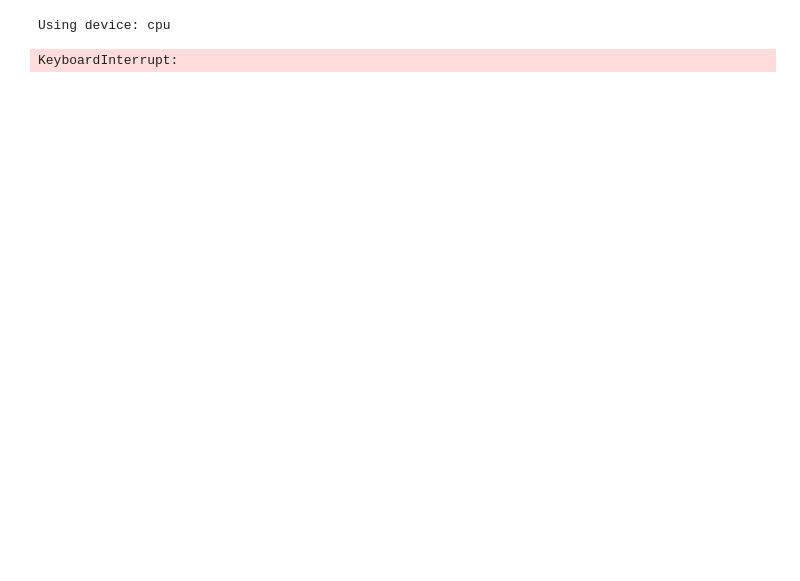
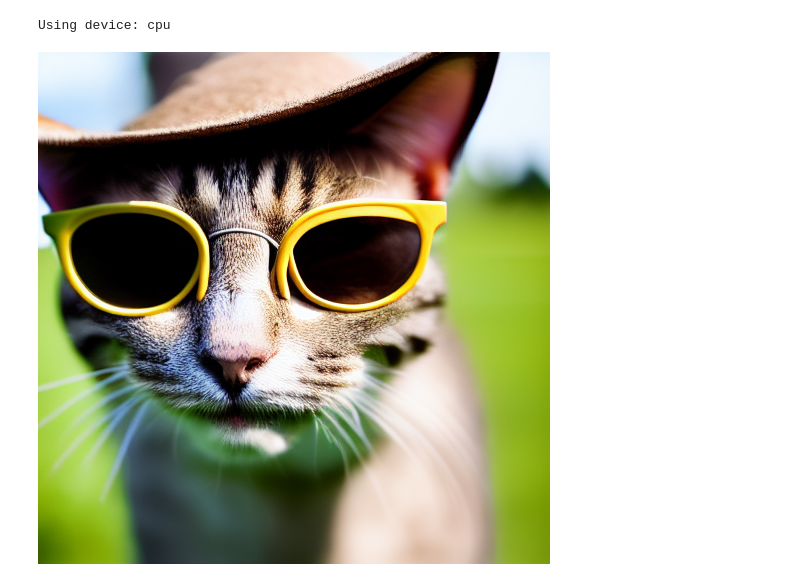
Before and after one commit to Shrihari-Nair/stable_diffusion, a Jupyter notebook: src/main.ipynb, the cells around one changed output. Saved outputs shown, nothing was run; the diff lists cells and outputs as text; code cells hidden in the pictures; blank space fills up the shorter version.

```diff
--- a/src/main.ipynb
+++ b/src/main.ipynb
@@ -23,8 +23,7 @@ models = model_loader.preload_models_from_standard_weights(model_file, DEVICE)
 
 ## TEXT TO IMAGE
 
-# prompt = "A dog with sunglasses, wearing comfy hat, looking at camera, highly detailed, ultra sharp, cinematic, 100mm lens, 8k resolution."
-prompt = "A cat stretching on the floor, highly detailed, ultra sharp, cinematic, 100mm lens, 8k resolution."
+prompt = "A cat with hat and sunglasses on a field, highly detailed, ultra sharp, cinematic, 100mm lens, 8k resolution."
 uncond_prompt = ""  # Also known as negative prompt
 do_cfg = True
 cfg_scale = 8  # min: 1, max: 14 --> 14 means high attention to prompt.
@@ -38,31 +37,31 @@ input_image = None
 # Higher values means more noise will be added to the input image, so the result will further from the input image.
 # Lower values means less noise is added to the input image, so output will be closer to the input image.
 strength = 0.9
 
 ## SAMPLER
 
 sampler = "ddpm"
 num_inference_steps = 50
 seed = 42
 
 output_image = pipeline.generate(
     prompt=prompt,
     uncond_prompt=uncond_prompt,
     input_image=input_image,
     strength=strength,
     do_cfg=do_cfg,
     cfg_scale=cfg_scale,
     sampler_name=sampler,
     n_inference_steps=num_inference_steps,
     seed=seed,
     models=models,
     device=DEVICE,
     idle_device="cpu",
     tokenizer=tokenizer,
 )
 
 # Combine the input image and the output image into a single image.
 Image.fromarray(output_image)
 # %% [output]
 Using device: cpu
-KeyboardInterrupt:
+[figure, added]
```
